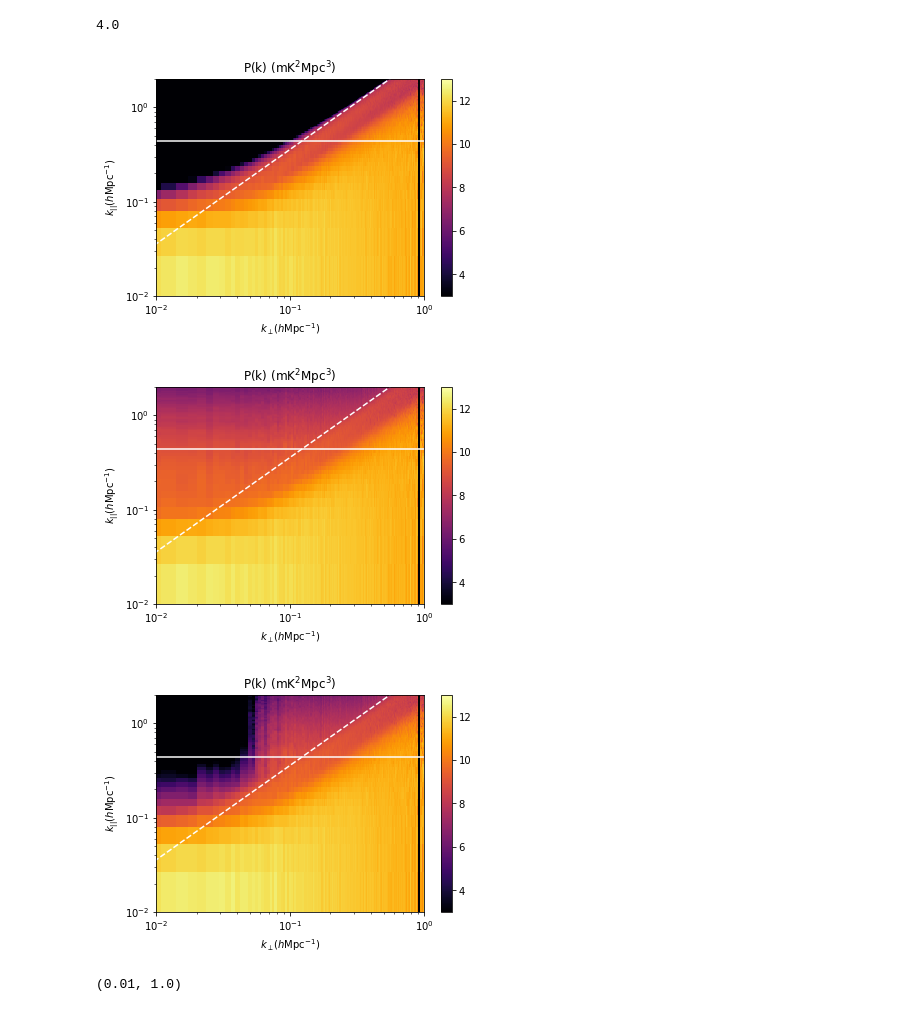
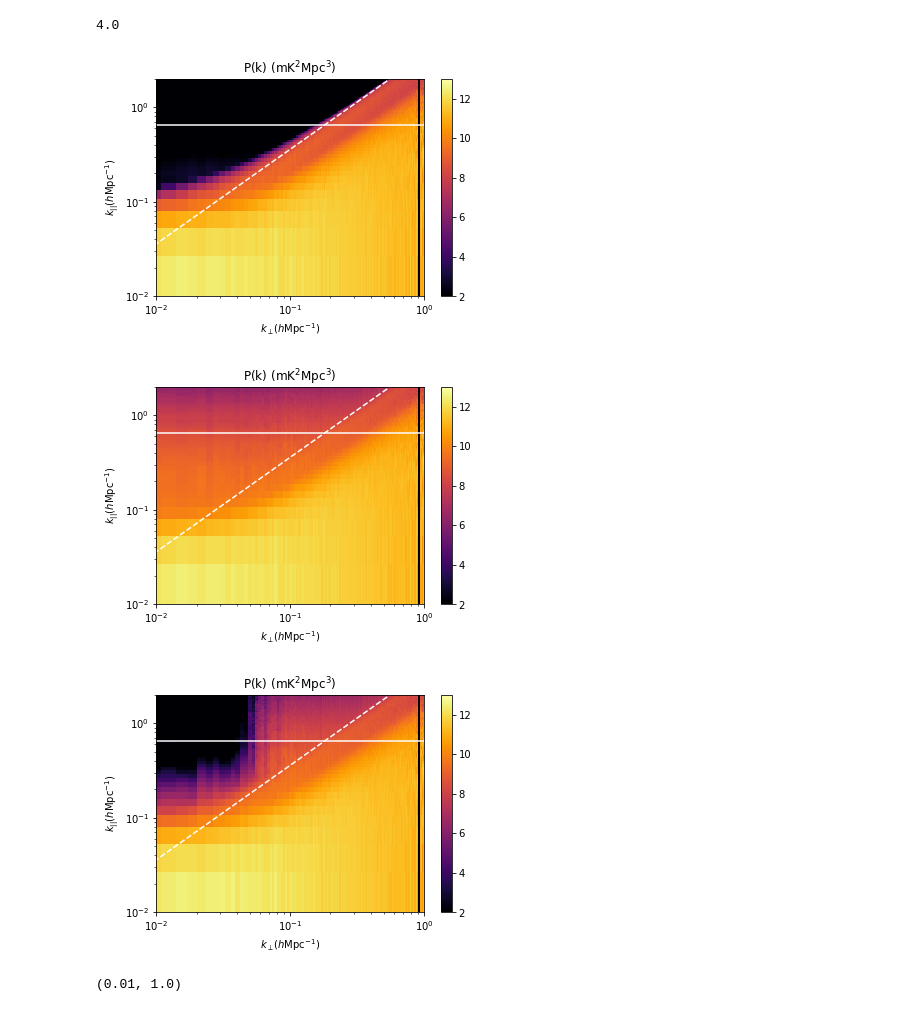
Before and after one commit to aewallwi/stefcal_uvdata, a Jupyter notebook: examples/test_stefcal_multicore_iterate_flagNeff_mwa128_200chan_smallSigma_noBrightSources.ipynb, the cells around one changed output. Cells and saved outputs as stored; diff of their text form; code cells hidden in the pictures.

```diff
--- a/examples/test_stefcal_multicore_iterate_flagNeff_mwa128_200chan_smallSigma_noBrightSources.ipynb
+++ b/examples/test_stefcal_multicore_iterate_flagNeff_mwa128_200chan_smallSigma_noBrightSources.ipynb
@@ -611,8 +641,8 @@ wVal=cosmology.wedge(cosmology.f2z(cFreq))
 wLine=kperp_e*wVal
 kperpG,kparG=np.meshgrid(kperp_e,kpara_e)
 
-plt.pcolor(kperpG,kparG,np.log10(vGrid_true*(86e-3/1)**1.25),cmap='inferno',vmin=3,vmax=13)
-plt.axhline(cosmology.eta2kpara(rDelay,cosmology.f2z(cFreq)),color='w')
+plt.pcolor(kperpG,kparG,np.log10(vGrid_true*(86e-3/1)**1.25),cmap='inferno',vmin=2,vmax=13)
+plt.axhline(cosmology.eta2kpara(rDelay,cosmology.f2z(cFreq))/littleh,color='w')
 plt.plot(kperp_e,wLine,ls='--',color='w')
 plt.colorbar()
 plt.title('P(k) (mK$^2$Mpc$^3$)')
@@ -620,43 +650,43 @@ plt.xlabel('$k_\perp$($h$Mpc$^{-1}$)')
 plt.ylabel('$k_{||}$($h$Mpc$^{-1}$)')
 plt.xscale('log')
 plt.yscale('log')
 plt.ylim(1e-2,2e0)
 plt.xlim(1e-2,1e0)
-plt.savefig('/csr/mwa/aaronew/stefcal/writeup/mwa128_wedge_noErrors_no99pSources.pdf',bbox_inches='tight')
+plt.savefig('/csr/mwa/aaronew/stefcal/writeup/mwa128_wedge_noErrors_no99pSources.png',bbox_inches='tight')
 plt.show()
 
-plt.pcolor(kperpG,kparG,np.log10(vGrid_e*(86e-3/1)**1.25),cmap='inferno',vmin=3,vmax=13)
-plt.axhline(cosmology.eta2kpara(rDelay,cosmology.f2z(cFreq)),color='w')
+plt.pcolor(kperpG,kparG,np.log10(vGrid_e*(86e-3/1)**1.25),cmap='inferno',vmin=2,vmax=13)
+plt.axhline(cosmology.eta2kpara(rDelay,cosmology.f2z(cFreq))/littleh,color='w')
 plt.plot(kperp_e,wLine,ls='--',color='w')
 plt.colorbar()
 plt.title('P(k) (mK$^2$Mpc$^3$)')
 plt.xlabel('$k_\perp$($h$Mpc$^{-1}$)')
 plt.ylabel('$k_{||}$($h$Mpc$^{-1}$)')
 plt.xscale('log')
 plt.yscale('log')
 plt.ylim(1e-2,2e0)
 plt.xlim(1e-2,1e0)
-plt.savefig('/csr/mwa/aaronew/stefcal/writeup/mwa128_wedge_srcErrors_no99pSources.pdf',bbox_inches='tight')
+plt.savefig('/csr/mwa/aaronew/stefcal/writeup/mwa128_wedge_srcErrors_no99pSources.png',bbox_inches='tight')
 plt.show()
 
 
-plt.pcolor(kperpG,kparG,np.log10(vGrid_w*(86e-3/1)**1.25),cmap='inferno',vmin=3,vmax=13)
-plt.axhline(cosmology.eta2kpara(rDelay,cosmology.f2z(cFreq)),color='w')
+plt.pcolor(kperpG,kparG,np.log10(vGrid_w*(86e-3/1)**1.25),cmap='inferno',vmin=2,vmax=13)
+plt.axhline(cosmology.eta2kpara(rDelay,cosmology.f2z(cFreq))/littleh,color='w')
 plt.plot(kperp_e,wLine,ls='--',color='w')
 plt.colorbar()
 plt.title('P(k) (mK$^2$Mpc$^3$)')
 plt.xlabel('$k_\perp$($h$Mpc$^{-1}$)')
 plt.ylabel('$k_{||}$($h$Mpc$^{-1}$)')
 plt.xscale('log')
 plt.yscale('log')
 plt.ylim(1e-2,2e0)
 plt.xlim(1e-2,1e0)
-plt.savefig('/csr/mwa/aaronew/stefcal/writeup/mwa128_wedge_weightedErrors_no99pSources.pdf',bbox_inches='tight')
+plt.savefig('/csr/mwa/aaronew/stefcal/writeup/mwa128_wedge_weightedErrors_no99pSources.png',bbox_inches='tight')
 plt.show()
 # %% [output]
-[figure, old version]
+[figure, new version]
-[figure, old version]
+[figure, new version]
-[figure, old version]
+[figure, new version]
 # %%
 plt.pcolor(kperpG,kparG,np.log10(vGrid_w/vGrid_e),vmin=-3,vmax=0)
 plt.axhline(cosmology.eta2kpara(rDelay,cosmology.f2z(cFreq)),color='w')
```
Also changed, not shown: parts of 2 cells of this notebook, 4 other files.
